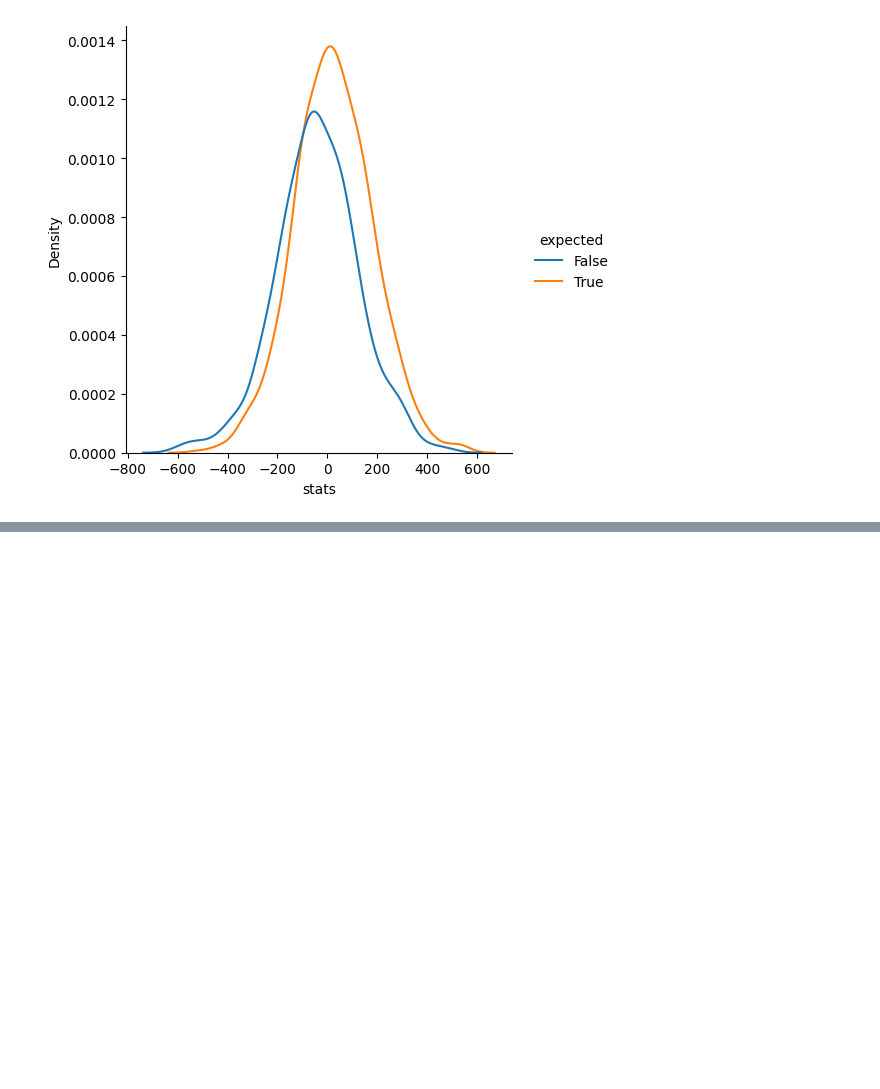
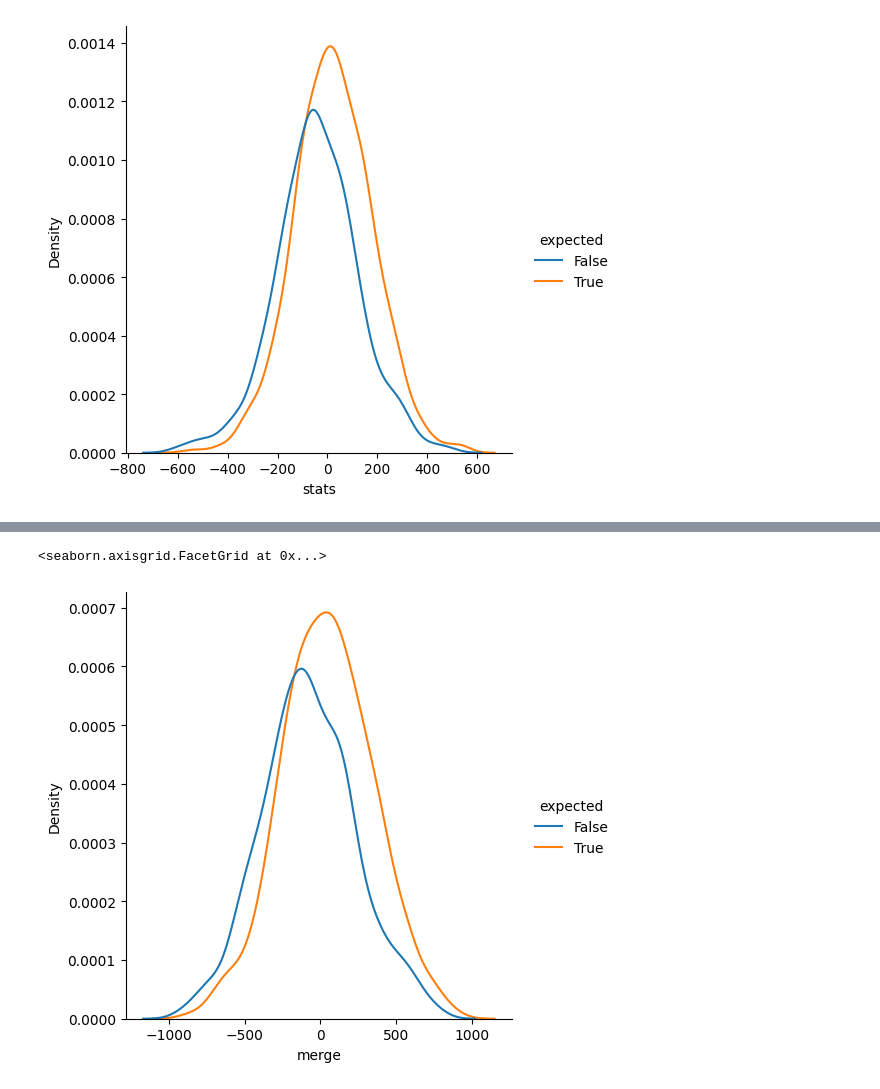
Before and after one commit to b-heilman/bmoor-united, a Jupyter notebook: skunk_works/nfl_crawler/src/notebooks/analysis.ipynb, the cells around one changed output, grey strips where cells are left out. Cells and saved outputs as stored; diff of their text form; code cells hidden in the pictures; blank space fills up the shorter version.

```diff
--- a/skunk_works/nfl_crawler/src/notebooks/analysis.ipynb
+++ b/skunk_works/nfl_crawler/src/notebooks/analysis.ipynb
@@ -137,7 +135,6 @@ sbn.displot(data=reduced, x="grade", hue='expected', kind="kde")
 # %%
-import seaborn as sbn
-
-reduced['merge'] = reduced['stats'] + reduced['rating']
-
-sbn.displot(data=reduced, x="grade", hue='expected', kind="kde")
+sbn.displot(data=reduced, x="merge", hue='expected', kind="kde")
+# %% [output]
+<seaborn.axisgrid.FacetGrid at 0x...>
+[figure, added]
 # %%
```
Also changed, not shown: parts of 13 cells of this notebook, 5 other files.
